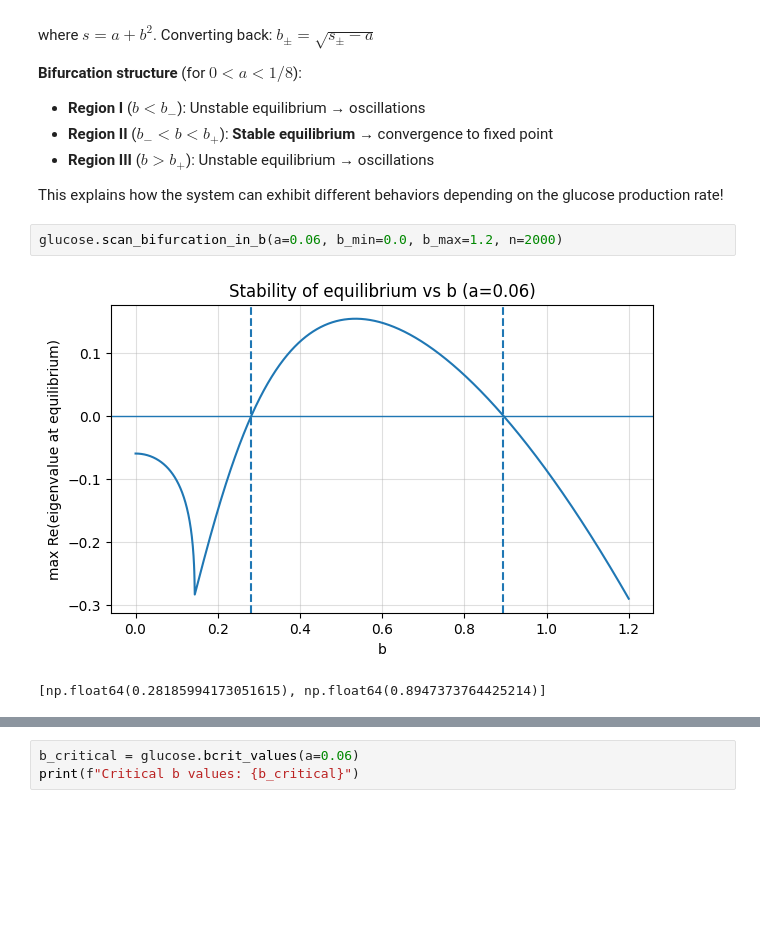
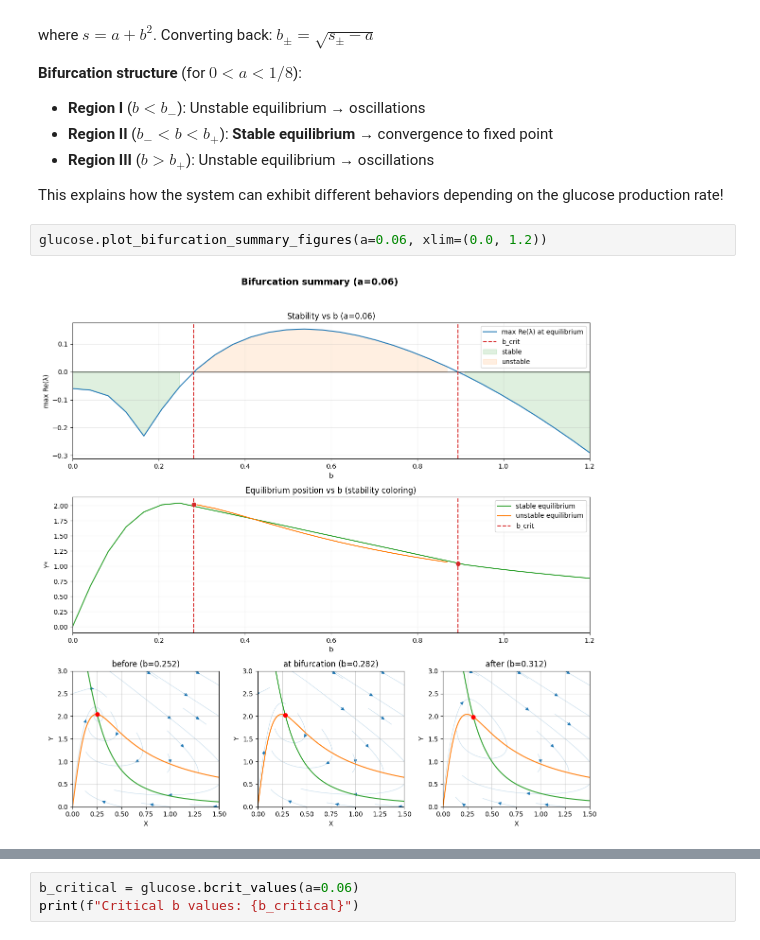
Before and after one commit to trcools/2e-bachelor-Fysica, a Jupyter notebook: Biophysics/Examen/Exam-part-1/finals-part-1.ipynb, the cells around one changed output, grey strips where cells are left out. Cells and saved outputs as stored; diff of their text form; blank space fills up the shorter version.

Commit message:
Update glucose functions: add show_legend parameter and improve stability map visualization

```diff
--- a/Biophysics/Examen/Exam-part-1/finals-part-1.ipynb
+++ b/Biophysics/Examen/Exam-part-1/finals-part-1.ipynb
@@ -201,7 +201,6 @@ where $s = a + b^2$. Converting back: $b_{\pm} = \sqrt{s_{\pm} - a}$
 
 This explains how the system can exhibit different behaviors depending on the glucose production rate!
 # %%
-glucose.scan_bifurcation_in_b(a=0.06, b_min=0.0, b_max=1.2, n=2000)
+glucose.plot_bifurcation_summary_figures(a=0.06, xlim=(0.0, 1.2))
 # %% [output]
-[figure, old version]
+[figure, new version]
-[np.float64(0.28185994173051615), np.float64(0.8947373764425214)]
```
Also changed, not shown: parts of 4 cells of this notebook, 1 other file.
